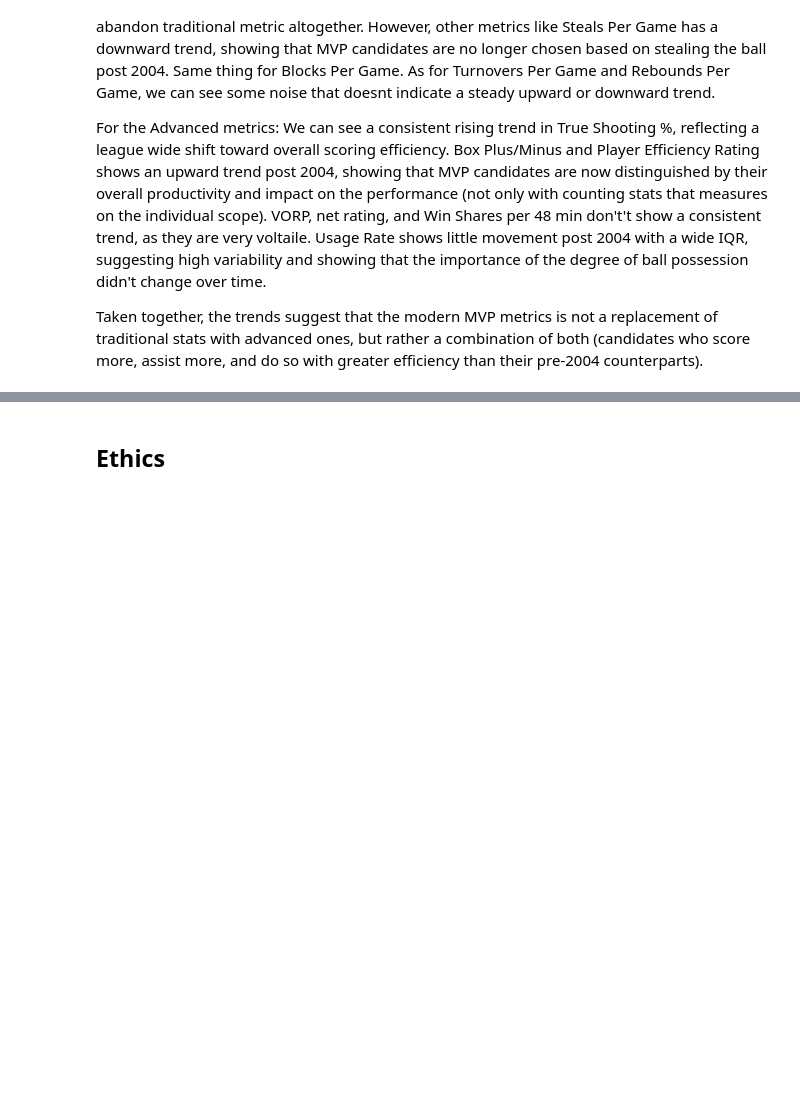
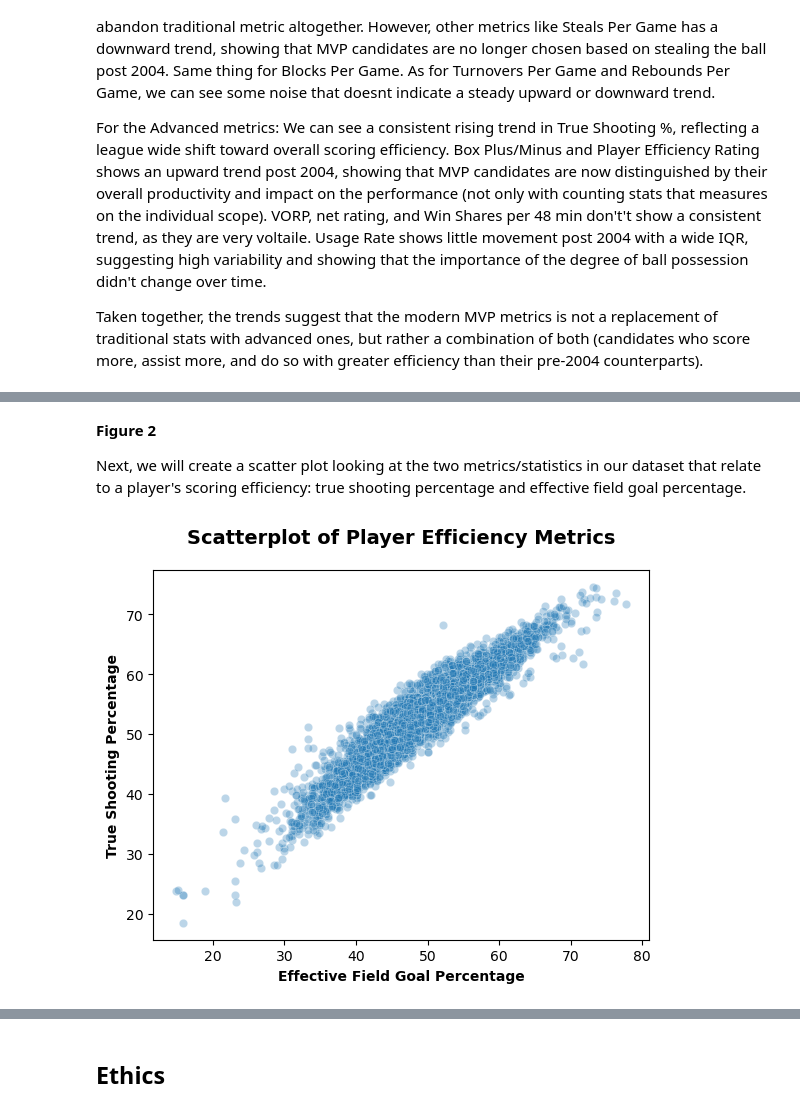
Before and after one commit to COGS108/Group-SP26-076, a Jupyter notebook: 02-EDACheckpoint.ipynb, the cells around one changed output, grey strips where cells are left out. Saved outputs shown, nothing was run; the diff lists cells and outputs as text; code cells hidden in the pictures; blank space fills up the shorter version.

```diff
--- a/02-EDACheckpoint.ipynb
+++ b/02-EDACheckpoint.ipynb
@@ -1276,0 +1293,15 @@ Some more words and stuff.  Remember notebooks work best if you interleave the c
+# %% [markdown]
+__Figure 2__
+
+Next, we will create a scatter plot looking at the two metrics/statistics in our dataset that relate to a player's scoring efficiency: true shooting percentage and effective field goal percentage.
+# %%
+# create the scatterplot of the scoring efficiency features
+sns.scatterplot(df_merged, x='eFG%', y='ts_pct', alpha = 0.3)
+plt.title('Scatterplot of Player Efficiency Metrics',
+             fontsize=14, fontweight='bold', y=1.05)
+plt.xlabel('Effective Field Goal Percentage', fontweight = 'bold')
+plt.ylabel('True Shooting Percentage', fontweight = 'bold')
+
+plt.show()
+# %% [output]
+[figure, added]
```
Also changed, not shown: parts of 15 cells of this notebook.
